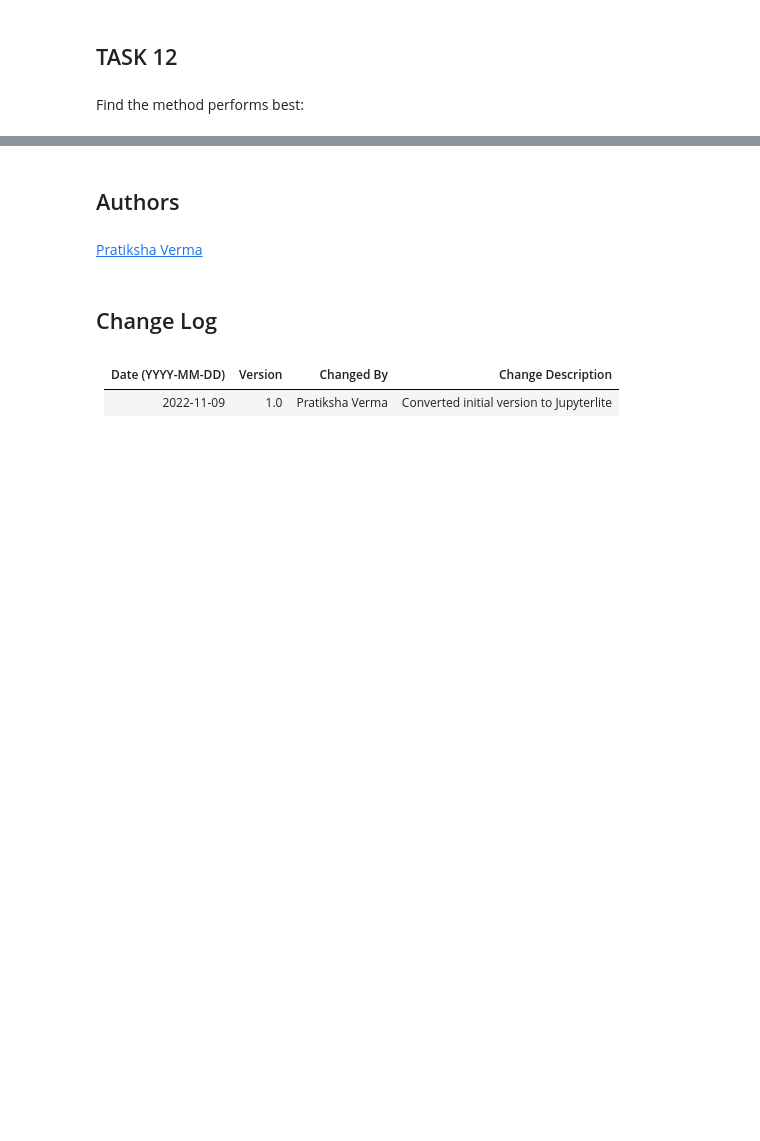
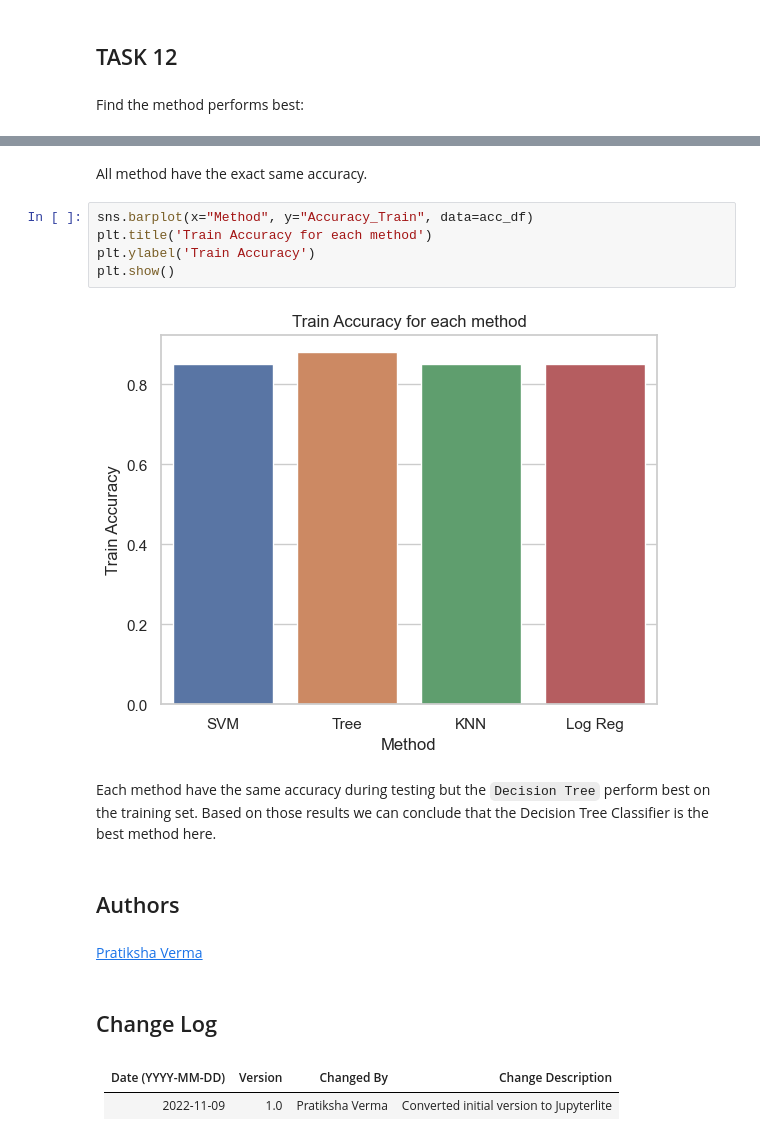
Before and after one commit to NickR22/ibm-capstone, a Jupyter notebook: Modeling (ML)/SpaceX_Machine_Learning_Prediction_Part_5.jupyterlite.ipynb, the cells around one changed output, grey strips where cells are left out. Cells and saved outputs as stored; diff of their text form; blank space fills up the shorter version.

```diff
--- a/Modeling (ML)/SpaceX_Machine_Learning_Prediction_Part_5.jupyterlite.ipynb
+++ b/Modeling (ML)/SpaceX_Machine_Learning_Prediction_Part_5.jupyterlite.ipynb
@@ -333,3 +407,14 @@ Find the method performs best:
+# %% [markdown]
+All method have the exact same accuracy.
+# %%
+sns.barplot(x="Method", y="Accuracy_Train", data=acc_df)
+plt.title('Train Accuracy for each method')
+plt.ylabel('Train Accuracy')
+plt.show()
+# %% [output]
+[figure, added]
+# %% [markdown]
+Each method have the same accuracy during testing but the `Decision Tree` perform best on the training set. Based on those results we can conclude that the Decision Tree Classifier is the best method here.
 # %% [markdown]
 ## Authors
 # %% [markdown]
```
Also changed, not shown: parts of 21 cells of this notebook.
